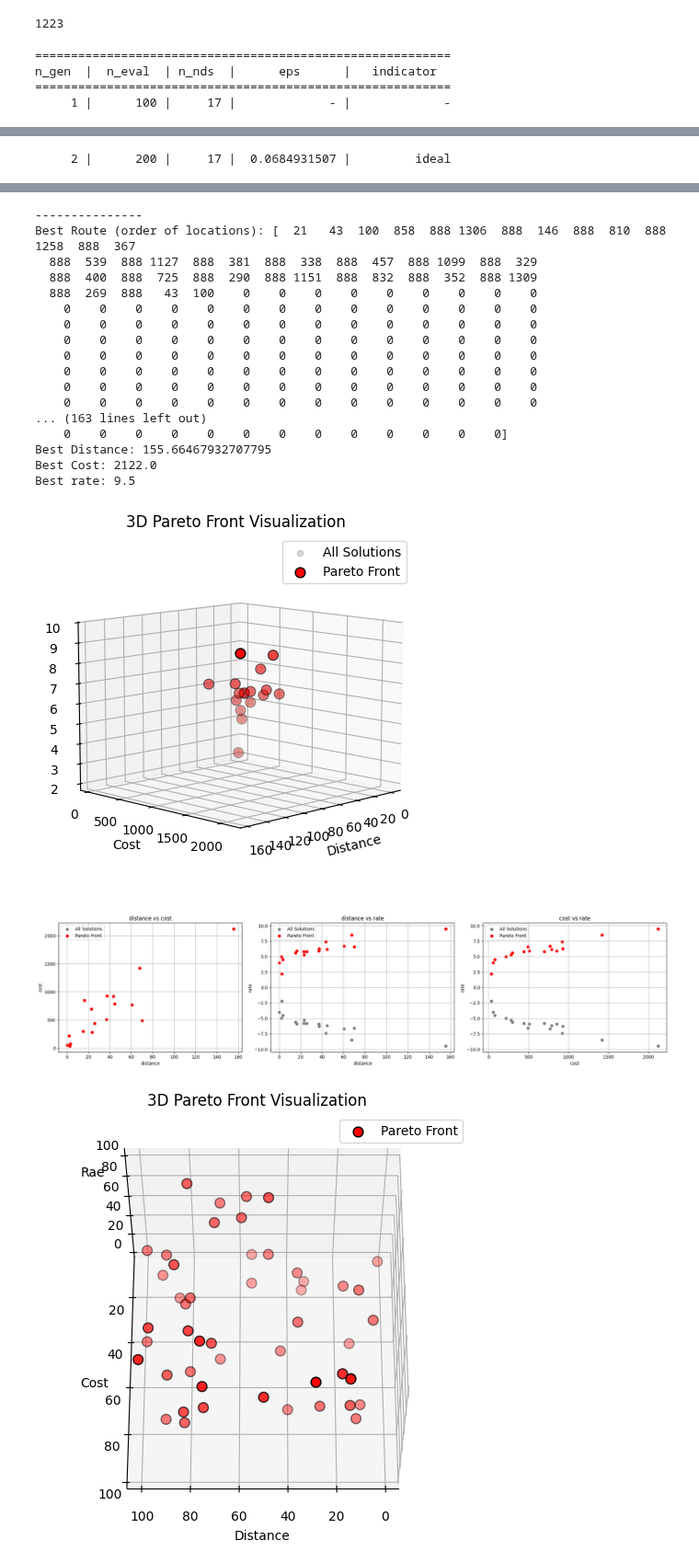
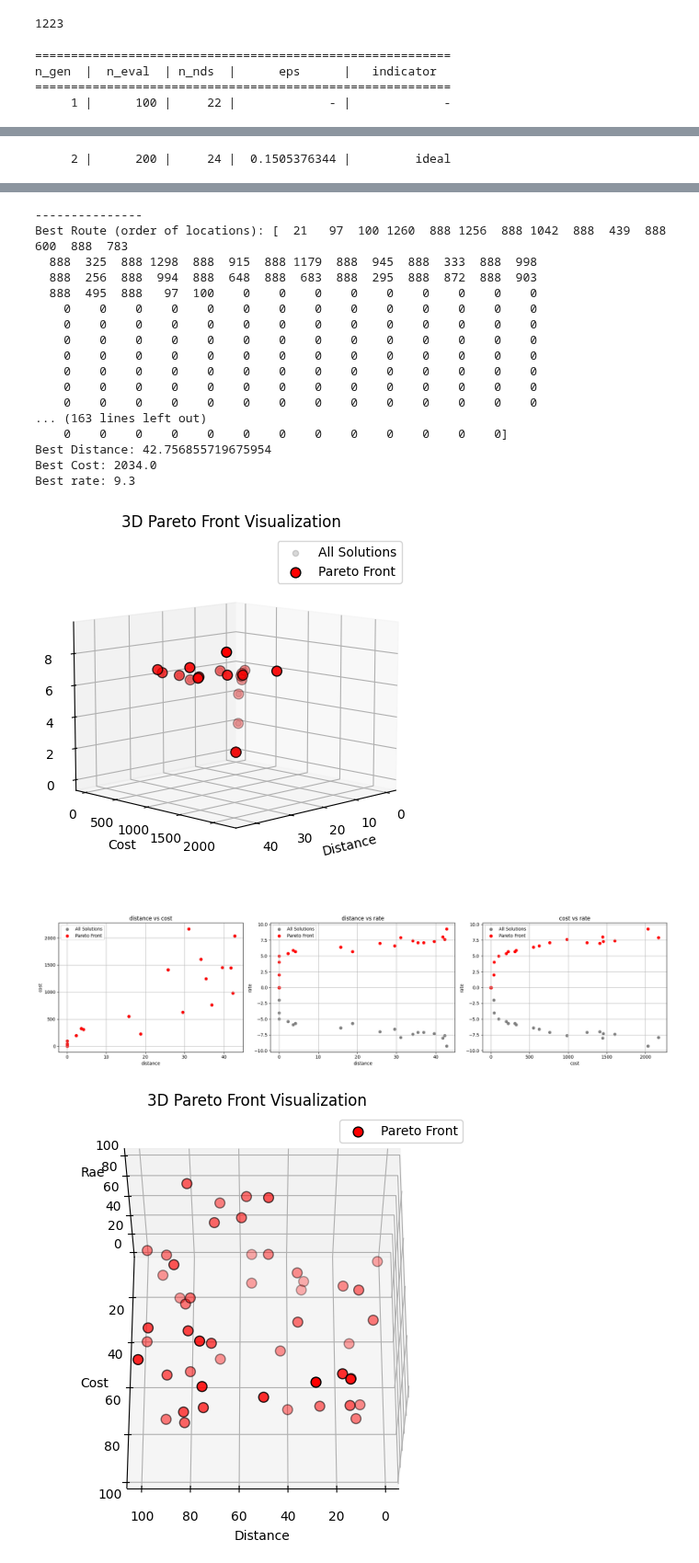
Before and after one commit to hosngholami/RecommenderSystem, a Jupyter notebook: RecommenderSystem.ipynb, the cells around one changed output, grey strips where cells are left out. Shown at 92% size. Saved outputs shown, nothing was run; the diff lists cells and outputs as text; code cells hidden in the pictures.

Commit message:
Gentic Algorithm

```diff
--- a/RecommenderSystem.ipynb
+++ b/RecommenderSystem.ipynb
@@ -362,9 +362,11 @@ def getObjective(routes, prefernces):
         cost = 0
         rate = 0
         averageRate = 0
-
+        startRoute = 1
+        endRoute  = route[0] * GeneticAlgorithmConfig.timePlaceMappingSize
+        stepRoute = GeneticAlgorithmConfig.timePlaceMappingSize
         # calculate distance
-        for i in range(1, (route[0]*2)+2, 2):
+        for i in range(startRoute, route[0], stepRoute):
 
 
             start, end = int(route[i]), int(route[i + 2])
@@ -380,7 +382,7 @@ def getObjective(routes, prefernces):
 
 
         # caculate rate
-        for i in range(1, (route[0]*2)+2, 2):
+        for i in range(startRoute, endRoute, stepRoute):
           node = locations[locations["Id"] == route[i]]
           tags = node["tag"].values[0]
 
@@ -399,7 +401,7 @@ def getObjective(routes, prefernces):
 
 
         # caculate cost
-        for i in range(1, (route[0]*2)+2, 2):
+        for i in range(startRoute, endRoute, stepRoute):
             node = locations[locations["Id"] == route[i]]
             cost += node["Price"].values[0]
 
@@ -667,4 +669,4 @@ plt.show()
 ==========================================================
 n_gen  |  n_eval  | n_nds  |      eps      |   indicator
 ==========================================================
-     1 |      100 |     17 |             - |             -
+     1 |      100 |     22 |             - |             -
@@ -672 +674 @@ n_gen  |  n_eval  | n_nds  |      eps      |   indicator
-     2 |      200 |     17 |  0.0684931507 |         ideal
+     2 |      200 |     24 |  0.1505376344 |         ideal
@@ -674,22 +676,22 @@ n_gen  |  n_eval  | n_nds  |      eps      |   indicator
 ---------------
-Best Route (order of locations): [  21   43  100  858  888 1306  888  146  888  810  888 1258  888  367
-  888  539  888 1127  888  381  888  338  888  457  888 1099  888  329
-  888  400  888  725  888  290  888 1151  888  832  888  352  888 1309
-  888  269  888   43  100    0    0    0    0    0    0    0    0    0
+Best Route (order of locations): [  21   97  100 1260  888 1256  888 1042  888  439  888  600  888  783
+  888  325  888 1298  888  915  888 1179  888  945  888  333  888  998
+  888  256  888  994  888  648  888  683  888  295  888  872  888  903
+  888  495  888   97  100    0    0    0    0    0    0    0    0    0
     0    0    0    0    0    0    0    0    0    0    0    0    0    0
     0    0    0    0    0    0    0    0    0    0    0    0    0    0
     0    0    0    0    0    0    0    0    0    0    0    0    0    0
     0    0    0    0    0    0    0    0    0    0    0    0    0    0
     0    0    0    0    0    0    0    0    0    0    0    0    0    0
     0    0    0    0    0    0    0    0    0    0    0    0    0    0
     0    0    0    0    0    0    0    0    0    0    0    0    0    0
 ... (163 lines left out)
     0    0    0    0    0    0    0    0    0    0    0    0    0]
-Best Distance: 155.66467932707795
-Best Cost: 2122.0
-Best rate: 9.5
+Best Distance: 42.756855719675954
+Best Cost: 2034.0
+Best rate: 9.3
-[figure, old version]
+[figure, new version]
-[figure, old version]
+[figure, new version]
 # %%
 import random
 x = [random.randint(0, 100) for _ in range(50)]
```
Also changed, not shown: parts of 1 cell of this notebook.
